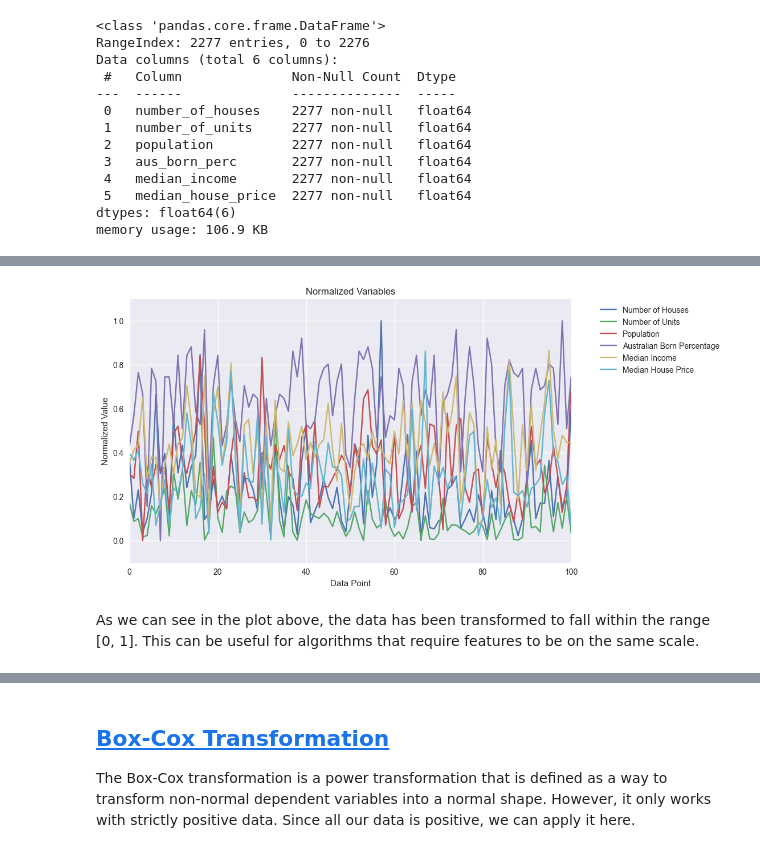
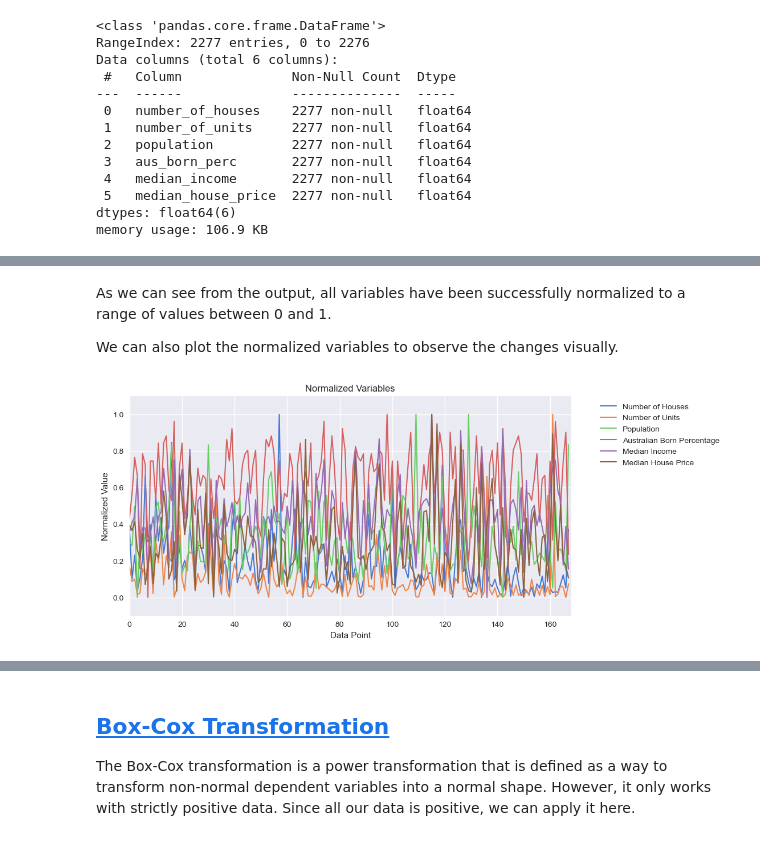
Before and after one commit to salmanjt/VIC-Housing-Data-Integration-and-Transformation, a Jupyter notebook: notebooks/01-data-integration-transformation.ipynb, the cells around one changed output, grey strips where cells are left out. Saved outputs shown, nothing was run; the diff lists cells and outputs as text; code cells hidden in the pictures.

```diff
--- a/notebooks/01-data-integration-transformation.ipynb
+++ b/notebooks/01-data-integration-transformation.ipynb
@@ -389,7 +390,7 @@ df_stop_times.head()
 | 4 | 17182517.T2.2-ALM-B-mjp-1.1.H | 05:04:00 | 05:04:00 | 19851 | 5 | NaN | 0 | ... |
 # %%
 # Set path to GTFS file
-FILE_PATH = 'Vic_GTFS_data/metropolitan/stops.txt'
+FILE_PATH = '../data/input/Vic_GTFS_data/metropolitan/stops.txt'
 
 # Read GTFS file to DataFrame
 df_stops = pd.read_csv(FILE_PATH)
@@ -406,7 +407,7 @@ df_stops.head()
 | 4 | 19829 | Morradoo Railway Station | Crib Point | -38.354033 | 145.189602 |
 # %%
 # Set path to GTFS file
-FILE_PATH = 'Vic_GTFS_data/metropolitan/trips.txt'
+FILE_PATH = '../data/input/Vic_GTFS_data/metropolitan/trips.txt'
 
 # Read GTFS file to DataFrame
 df_trips = pd.read_csv(FILE_PATH)
@@ -440,7 +441,7 @@ For example in the text `"SUBURB NAME : ['Suburb1', 'Suburb2', 'Suburb3']"`
 After extracting the matches, we split the second capturing group by the comma character and remove the square brackets and single quotes from each element in the resulting list, while also removing any leading or trailing whitespace. The resulting list is then used to create a lookup DataFrame that maps each suburb to its corresponding LGA.
 # %%
 # Set path to PDF file
-FILE_PATH = "Lga_to_suburb.pdf"
+FILE_PATH = "../data/input/Lga_to_suburb.pdf"
 
 # Extract text from PDF
 pdf_text = extract_text(FILE_PATH)
@@ -1036,8 +1051,8 @@ We will now scrape the website `house.speakingsame.com` to obtain additional hou
 Since the website can rate limit our requests as our DataFrame is quite large, we save the DataFrame to a CSV file and load it back in to continue scraping from where we left off. Furthermore, we cut down on the number of requests by only scraping data for unique property suburbs in our DataFrame. Additionally, we introduce a delay of 5 second between each request to avoid being rate limited by the website.
 # %%
 # Load saved data if it exists
-if os.path.exists('scraped_data.csv'):
-    df_scraped = pd.read_csv('scraped_data.csv')
+if os.path.exists('../data/output/scraped_data.csv'):
+    df_scraped = pd.read_csv('../data/output/scraped_data.csv')
 # Create an new DataFrame if it doesn't exist
 else:
     df_scraped = pd.DataFrame(columns=['suburb',
@@ -1557,34 +1623,36 @@ We have successfully applied min-max normalization to the features. As we can se
+# %% [markdown]
+As we can see from the output, all variables have been successfully normalized to a range of values between 0 and 1.
+
+We can also plot the normalized variables to observe the changes visually.
 # %%
 # Set figure size
-plt.figure(figsize=(10, 6))
+plt.figure(figsize=(10, 5))
 
 # Define x-axis range
 x = range(len(df_normalized))
 
-# Plot for each variable
-plt.plot(x, df_normalized['number_of_houses'],
-         label='Number of Houses',)
-plt.plot(x, df_normalized['number_of_units'],
-         label='Number of Units')
-plt.plot(x, df_normalized['population'],
-         label='Population')
-plt.plot(x, df_normalized['aus_born_perc'],
-         label='Australian Born Percentage')
-plt.plot(x, df_normalized['median_income'],
-         label='Median Income')
-plt.plot(x, df_normalized['median_house_price'],
-         label='Median House Price')
+# Column names and labels
+columns = ['number_of_houses', 'number_of_units', 'population',
+           'aus_born_perc', 'median_income', 'median_house_price']
+labels = ['Number of Houses', 'Number of Units', 'Population',
+          'Australian Born Percentage', 'Median Income', 'Median House Price']
 
-# Customise plot
-plt.xlim(0, 100)
-plt.ylim(-0.1, 1.1)
+# Loop through columns and plot
+for col, label in zip(columns, labels):
+    plt.plot(x, df_normalized[col], label=label, linewidth=1.5)
+
+# Add dynamic limits
+plt.xlim(0, len(df_normalized))
+plt.ylim(df_normalized.min().min() - 0.1, df_normalized.max().max() + 0.1)
+
+# Set labels, title and legend
 plt.xlabel('Data Point')
 plt.ylabel('Normalized Value')
 plt.title('Normalized Variables')
 plt.legend(bbox_to_anchor=(1.05, 1), loc='upper left')
 
+# Add grid and show plot
+plt.grid(True)
 plt.show()
 # %% [output]
-[figure, old version]
+[figure, new version]
-# %% [markdown]
-As we can see in the plot above, the data has been transformed to fall within the range [0, 1]. This can be useful for algorithms that require features to be on the same scale.
```
Also changed, not shown: parts of 68 cells of this notebook.
